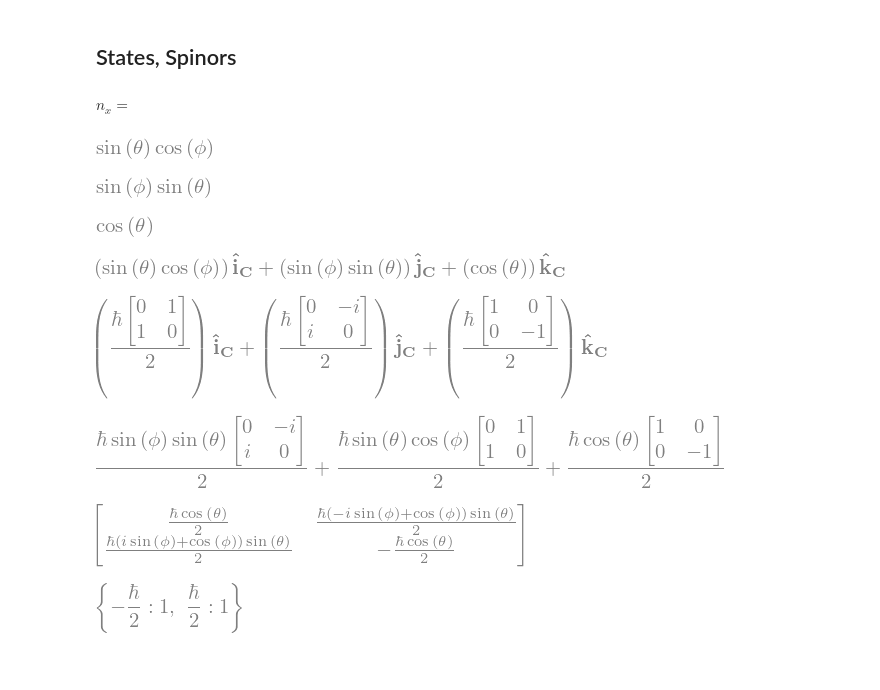
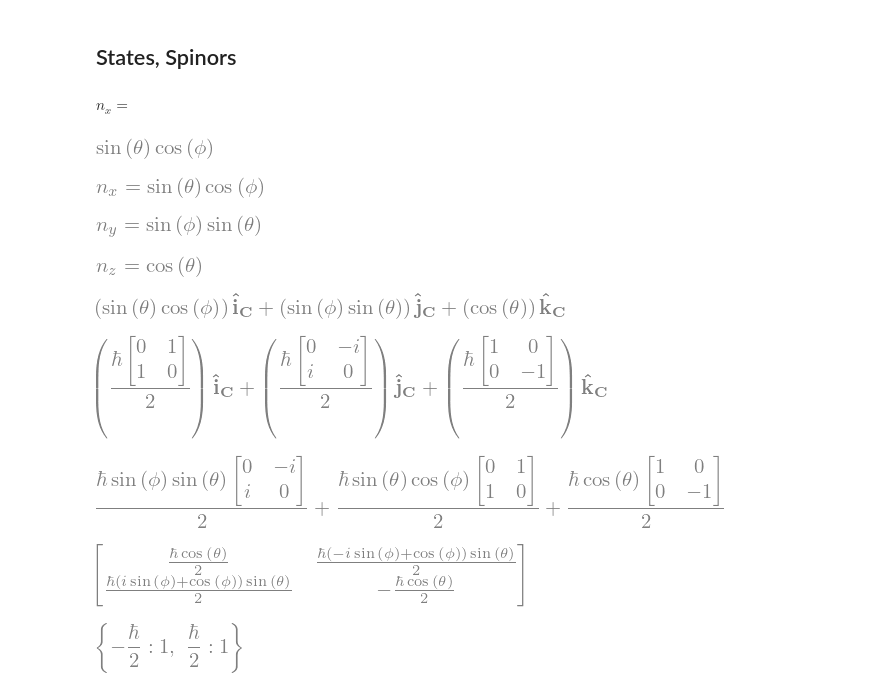
Before and after one commit to ferhatpy/libphysics, a Jupyter notebook: examples/quantum_mechanics/quantum_mechanics_examples_notebook.ipynb, the cells around one changed output. Cells and saved outputs as stored; diff of their text form; code cells hidden in the pictures; blank space fills up the shorter version.

```diff
--- a/examples/quantum_mechanics/quantum_mechanics_examples_notebook.ipynb
+++ b/examples/quantum_mechanics/quantum_mechanics_examples_notebook.ipynb
@@ -264,22 +266,25 @@ oqmec.__init__(class_type = "position_space")
 # %%
 n = sin(theta)*cos(phi)*C.i + sin(theta)*sin(phi)*C.j + cos(theta)*C.k
 nx, ny, nz = [n.components[C.i], n.components[C.j], n.components[C.k]]
-display(Math(r"n_x="), nx, ny, nz)
+display(Math(r"n_x="), nx)
+pprints(Eq(var('n_x'), nx),
+        Eq(var('n_y'), ny),
+        Eq(var('n_z'), nz))
 
-S2.eigenvals()
 Sv = oqmec.Sx.rhs*C.i + oqmec.Sy.rhs*C.j + oqmec.Sz.rhs*C.k
 Sn1 = Sv.dot(n)
 Sn = trigsimp(Sv.dot(n).doit())
 display(n, Sv, Sn1, Sn)
 # %% [output]
 $\displaystyle n_x=$
 [figure]
-[figure, old version]
+[figure, new version]
-[figure, old version]
+[figure, new version]
-[figure, old version]
+[figure, new version]
-[figure, old version]
+[figure, new version]
-[figure, old version]
+[figure, new version]
-[figure, old version]
+[figure, new version]
+[figure, added]
 # %%
 Sn.eigenvals()
 # %% [output]
```
Also changed, not shown: parts of 9 cells of this notebook.
